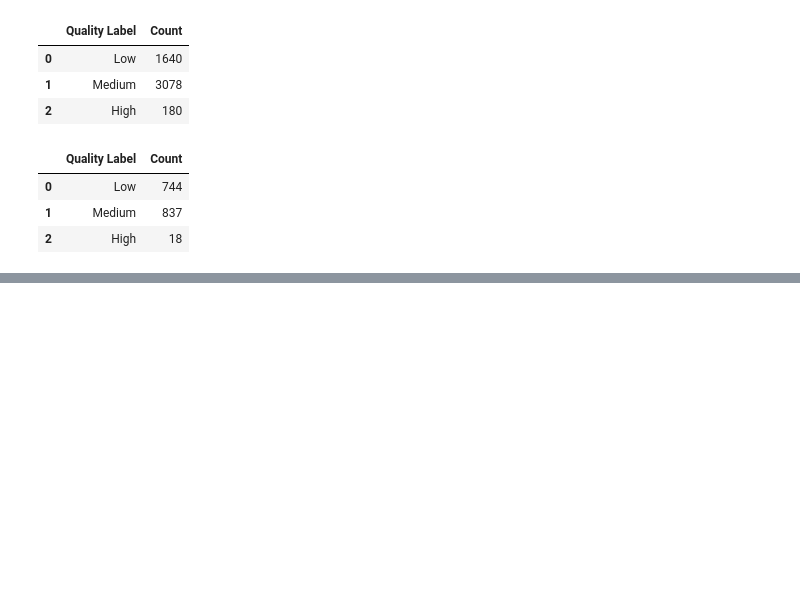
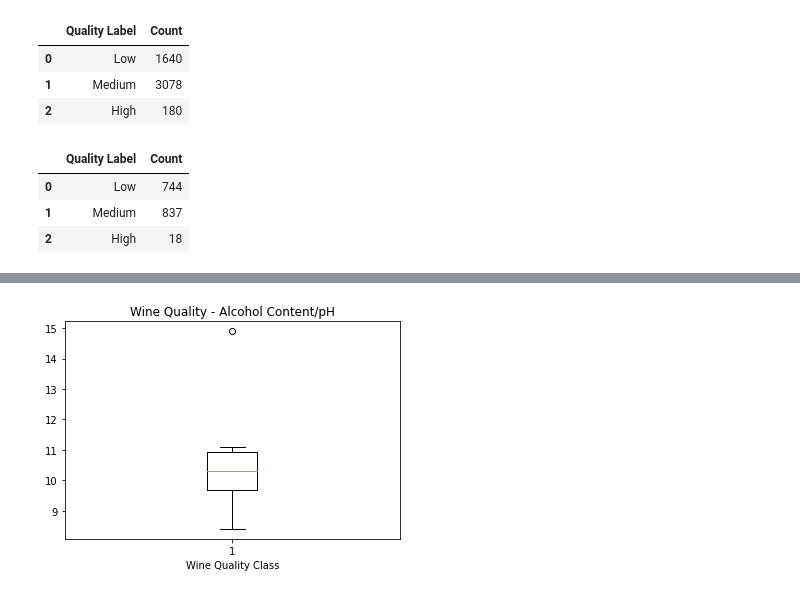
Before and after one commit to lvuduy/BlueBerry-Winery, a Jupyter notebook: PJ2_Sprint1.ipynb, the cells around one changed output, grey strips where cells are left out. Saved outputs shown, nothing was run; the diff lists cells and outputs as text; code cells hidden in the pictures; blank space fills up the shorter version.

Commit message:
add boxplot

```diff
--- a/PJ2_Sprint1.ipynb
+++ b/PJ2_Sprint1.ipynb
@@ -315,0 +316,9 @@ ax_white = df_white.plot.bar(x='Quality Label', y='Count', rot=0, color="gray",t
+# %%
+alcohol_red = pd.DataFrame(red_wine[("alcohol")])
+alcohol_red = alcohol_red.describe().drop(index=["count", "std"])
+
+alcohol_white = pd.DataFrame(white_wine[("alcohol")])
+alcohol_white = alcohol_white.describe().drop(index=["count", "std"])
+
+alcohol_white
+#alcohol_red
@@ -315,0 +350,10 @@ ax_white = df_white.plot.bar(x='Quality Label', y='Count', rot=0, color="gray",t
+# %%
+fig, ax = plt.subplots()
+plt.title('Wine Quality - Alcohol Content/pH')
+plt.xlabel("Wine Quality Class")
+ax.boxplot(alcohol_red)
+
+#ax.boxplot(alcohol_white, ax=axes[1])
+plt.show()
+# %% [output]
+[figure, added]
```
Also changed, not shown: parts of 10 cells of this notebook.
